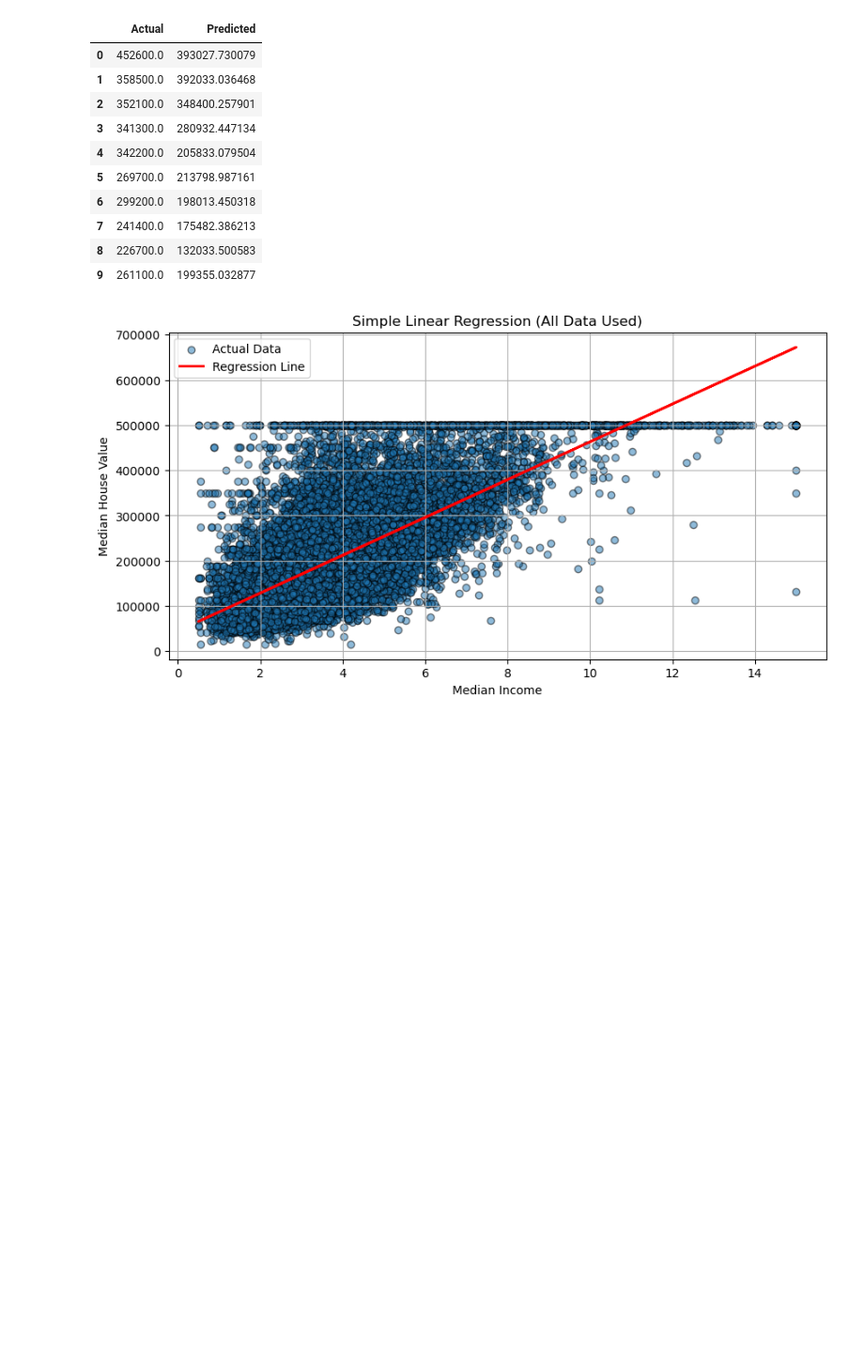
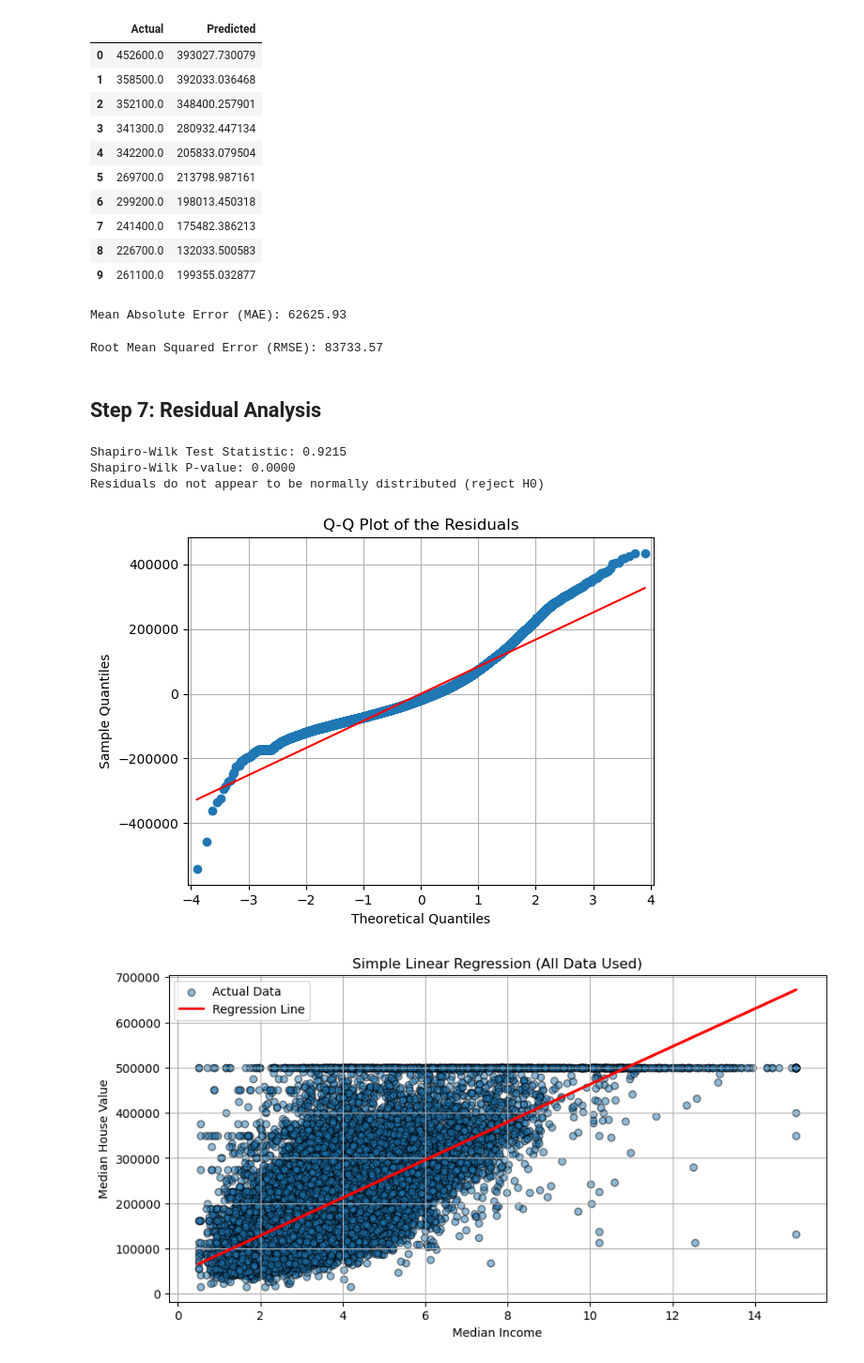
Before and after one commit to Luckysolex/Lucky-Solomon, a Jupyter notebook: Machine_learning_intro.ipynb, the cells around one changed output. Shown at 94% size. Drawn from its saved outputs; the diff is of its cells as text; code cells hidden in the pictures; blank space fills up the shorter version.

```diff
--- a/Machine_learning_intro.ipynb
+++ b/Machine_learning_intro.ipynb
@@ -178,6 +178,57 @@ display(results_df.head(10)) # display makes output prettier than print()
 | 7 | 241400.0 | 175482.386213 |
 | 8 | 226700.0 | 132033.500583 |
 | 9 | 261100.0 | 199355.032877 |
+# %%
+# Calculate the Mean Absolute Error
+from sklearn.metrics import mean_absolute_error
+
+mae = mean_absolute_error(y, y_pred)
+print(f"Mean Absolute Error (MAE): {mae:.2f}")
+# %% [output]
+Mean Absolute Error (MAE): 62625.93
+# %%
+# Calculate the Root Mean Squared Error
+from sklearn.metrics import mean_squared_error
+import numpy as np
+
+mse = mean_squared_error(y, y_pred)
+rmse = np.sqrt(mse)
+print(f"Root Mean Squared Error (RMSE): {rmse:.2f}")
+# %% [output]
+Root Mean Squared Error (RMSE): 83733.57
+# %% [markdown]
+## Step 7: Residual Analysis
+# %%
+# Calculate the Residuals
+residuals = y - y_pred
+
+# Perform Shapiro-Wilk Test for normality
+from scipy import stats
+
+shapiro_test_statistic, shapiro_p_value = stats.shapiro(residuals)
+print(f"Shapiro-Wilk Test Statistic: {shapiro_test_statistic:.4f}")
+print(f"Shapiro-Wilk P-value: {shapiro_p_value:.4f}")
+
+if shapiro_p_value > 0.05:
+    print("Residuals appear to be normally distributed (fail to reject H0)")
+else:
+    print("Residuals do not appear to be normally distributed (reject H0)")
+# %% [output]
+Shapiro-Wilk Test Statistic: 0.9215
+Shapiro-Wilk P-value: 0.0000
+Residuals do not appear to be normally distributed (reject H0)
+# %%
+import statsmodels.api as sm
+
+# Create a Q-Q plot
+sm.qqplot(residuals, line="s")
+plt.title("Q-Q Plot of the Residuals")
+plt.xlabel("Theoretical Quantiles")
+plt.ylabel("Sample Quantiles")
+plt.grid(True)
+plt.show()
+# %% [output]
+[figure, added]
 # %%
 plt.figure(figsize = (10, 5))
 plt.scatter(X, y, alpha = 0.5, edgecolor = "k", label = "Actual Data")
```
